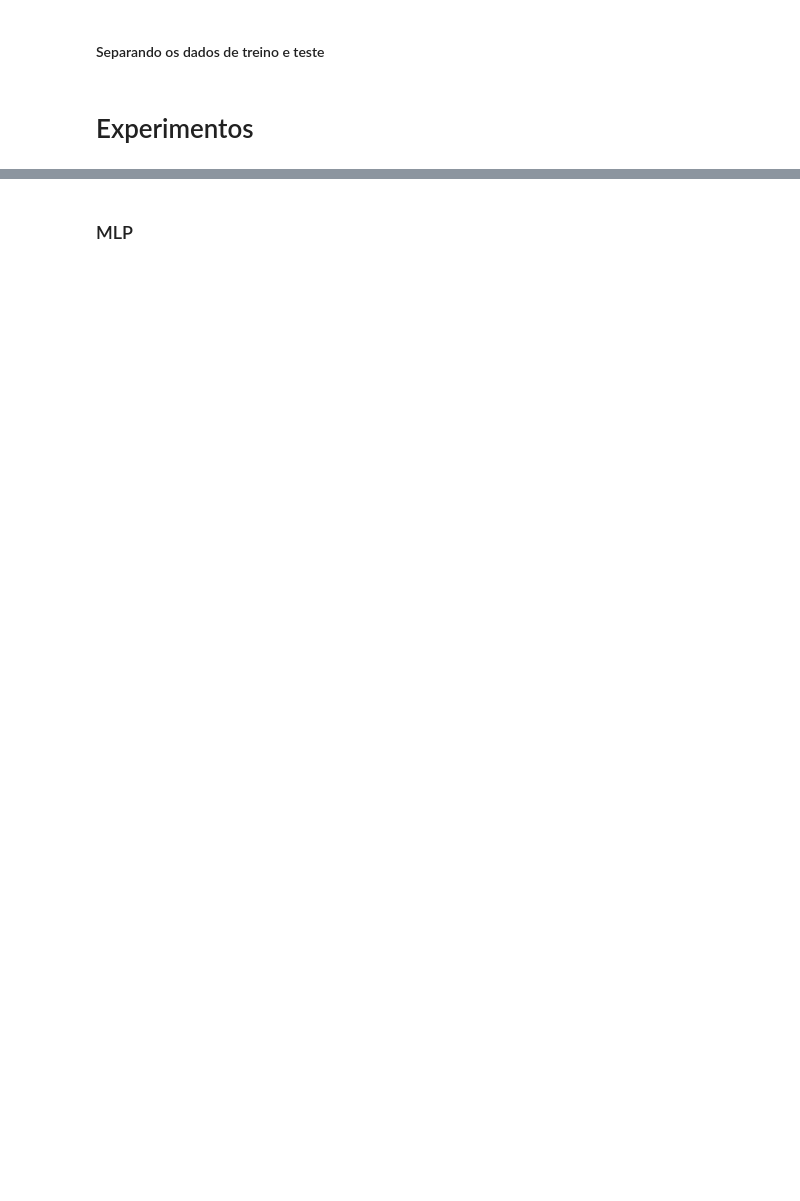
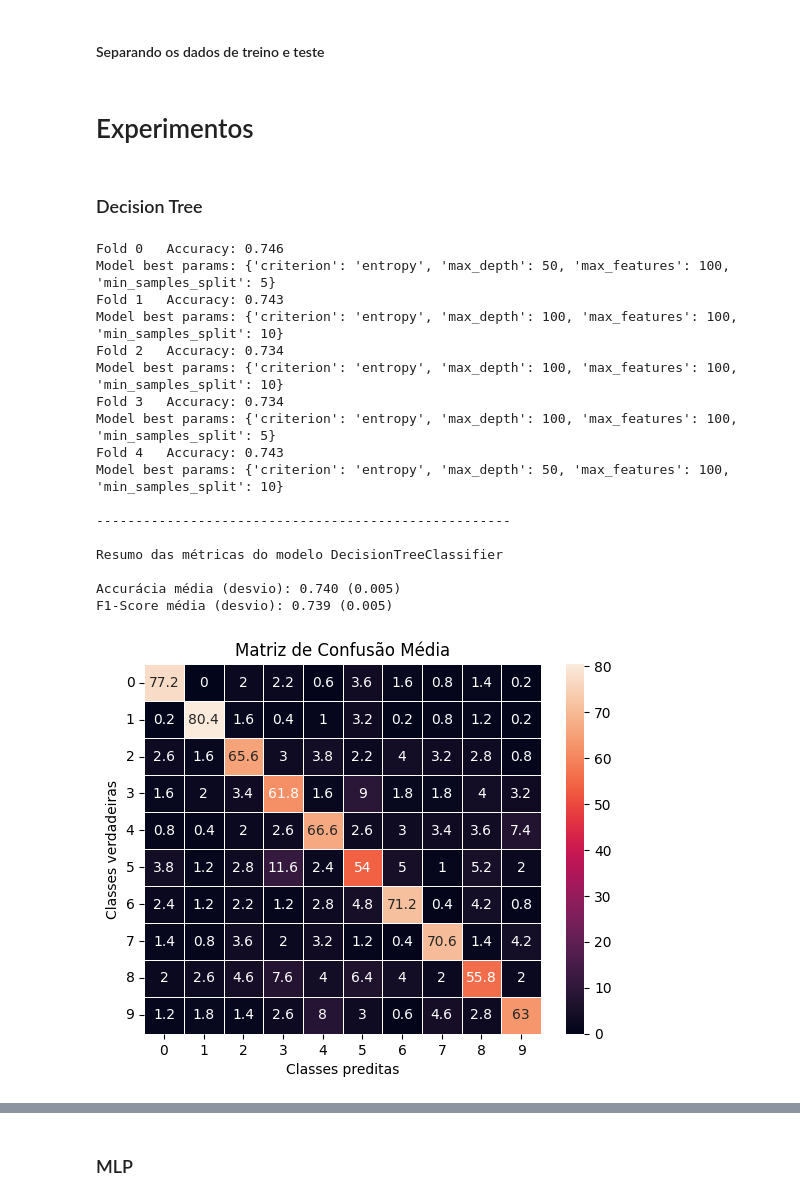
Before and after one commit to carlosgcarneiro/PESMnist, a Jupyter notebook: project_mnist.ipynb, the cells around one changed output, grey strips where cells are left out. Drawn from its saved outputs; the diff is of its cells as text; code cells hidden in the pictures; blank space fills up the shorter version.

```diff
--- a/project_mnist.ipynb
+++ b/project_mnist.ipynb
@@ -100,14 +172,10 @@ def kfold_run(kf, model, X, y):
             y_train, y_test = y.iloc[train], y.iloc[test]
             y_train = y_train.values.ravel()
 
-            print(111)
-
-            model.fit(X_train, y_train)
-
-            print(222)
-
-            y_pred = model.predict(X_test)
-            y_score = model.predict_proba(X_test)
+            with io.capture_output() as captured:
+                  model.fit(X_train, y_train)
+                  y_pred = model.predict(X_test)
+                  y_score = model.predict_proba(X_test)
 
             acc, f1, conf_matrix, roc = compute_metrics(y_test, y_pred, y_score)
 
@@ -194,3 +294,37 @@ X_train, X_val, y_train, y_val = train_test_split(X, y, test_size=0.1, shuffle=T
 kf = KFold(n_splits=5, shuffle=True)
 # %% [markdown]
 # Experimentos
+# %% [markdown]
+### Decision Tree
+# %%
+
+DT = DecisionTreeClassifier()
+dt_params = {
+    'criterion': ['gini', 'entropy'],
+    'max_depth':[5, 50, 100],
+    'min_samples_split': [5, 10, 30],
+    'max_features':[10, 30, 100, 'sqrt'],
+}
+dt_acc, dt_f1, dt_cm, dt_roc = grid_Search(kf, DT, dt_params, X_train, y_train, n_jobs=-1)
+
+print("\n-----------------------------------------------------\n")
+plot_metrics(type(DT).__name__, dt_acc, dt_f1, dt_cm, dt_roc)
+# %% [output]
+Fold 0   Accuracy: 0.746
+Model best params: {'criterion': 'entropy', 'max_depth': 50, 'max_features': 100, 'min_samples_split': 5}
+Fold 1   Accuracy: 0.743
+Model best params: {'criterion': 'entropy', 'max_depth': 100, 'max_features': 100, 'min_samples_split': 10}
+Fold 2   Accuracy: 0.734
+Model best params: {'criterion': 'entropy', 'max_depth': 100, 'max_features': 100, 'min_samples_split': 10}
+Fold 3   Accuracy: 0.734
+Model best params: {'criterion': 'entropy', 'max_depth': 100, 'max_features': 100, 'min_samples_split': 5}
+Fold 4   Accuracy: 0.743
+Model best params: {'criterion': 'entropy', 'max_depth': 50, 'max_features': 100, 'min_samples_split': 10}
+
+-----------------------------------------------------
+
+Resumo das métricas do modelo DecisionTreeClassifier
+
+Accurácia média (desvio): 0.740 (0.005)
+F1-Score média (desvio): 0.739 (0.005)
+[figure, added]
```
Also changed, not shown: parts of 33 cells of this notebook.
